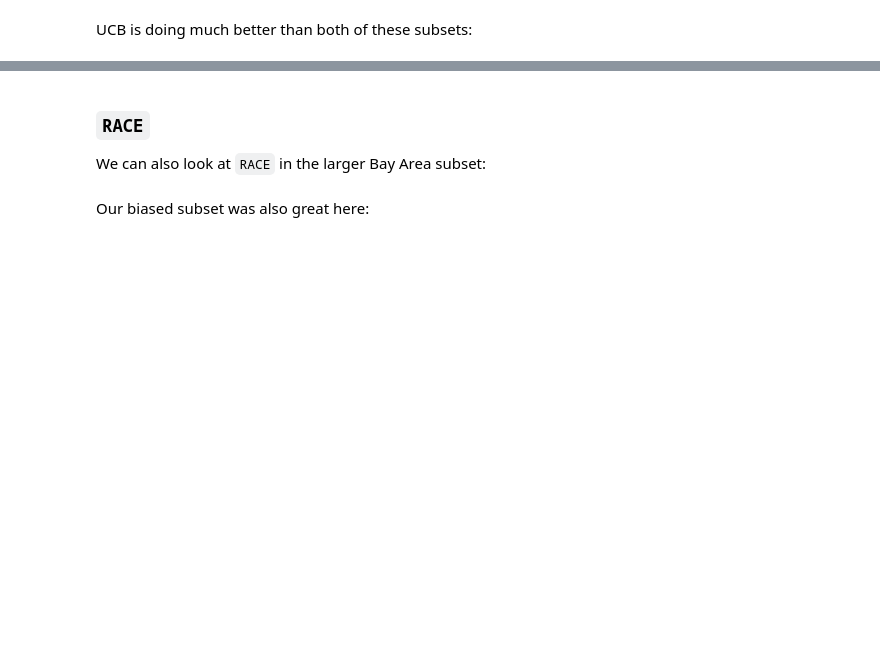
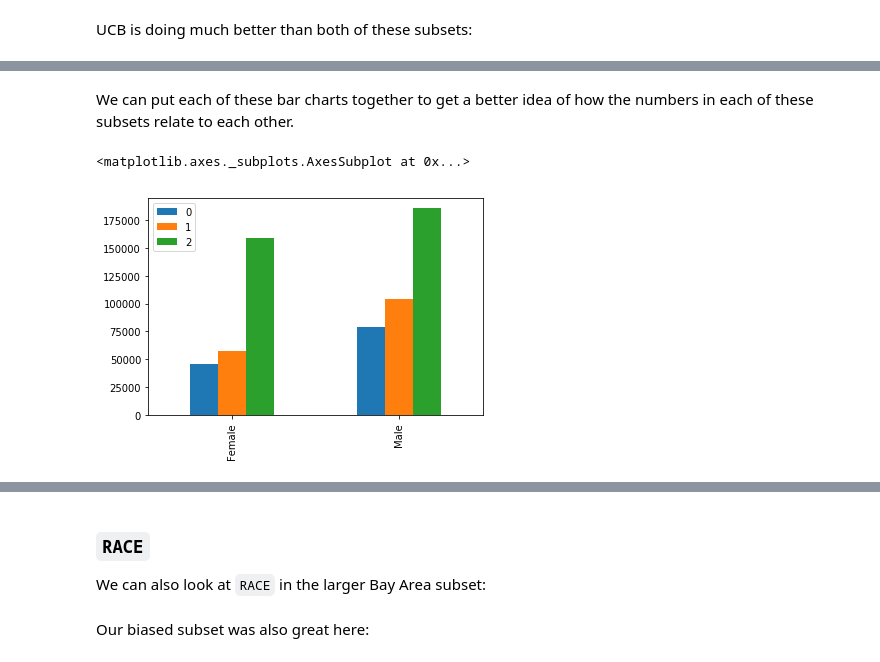
Before and after one commit to ds-modules/GWS-131, a Jupyter notebook: 02-Analysis.ipynb, the cells around one changed output, grey strips where cells are left out. Cells and saved outputs as stored; diff of their text form; code cells hidden in the pictures; blank space fills up the shorter version.

```diff
--- a/02-Analysis.ipynb
+++ b/02-Analysis.ipynb
@@ -337,0 +548,8 @@ professors.to_df().groupby(['Gender'])['Gross Pay'].mean().plot.bar()
+# %% [markdown]
+We can put each of these bar charts together to get a better idea of how the numbers in each of these subsets relate to each other.
+# %%
+b = pd.DataFrame(list(zip(bayarea_mean, withrace_mean, professors_mean)), ["Female", "Male"])
+b.plot.bar()
+# %% [output]
+<matplotlib.axes._subplots.AxesSubplot at 0x...>
+[figure, added]
```
Also changed, not shown: parts of 38 cells of this notebook.
